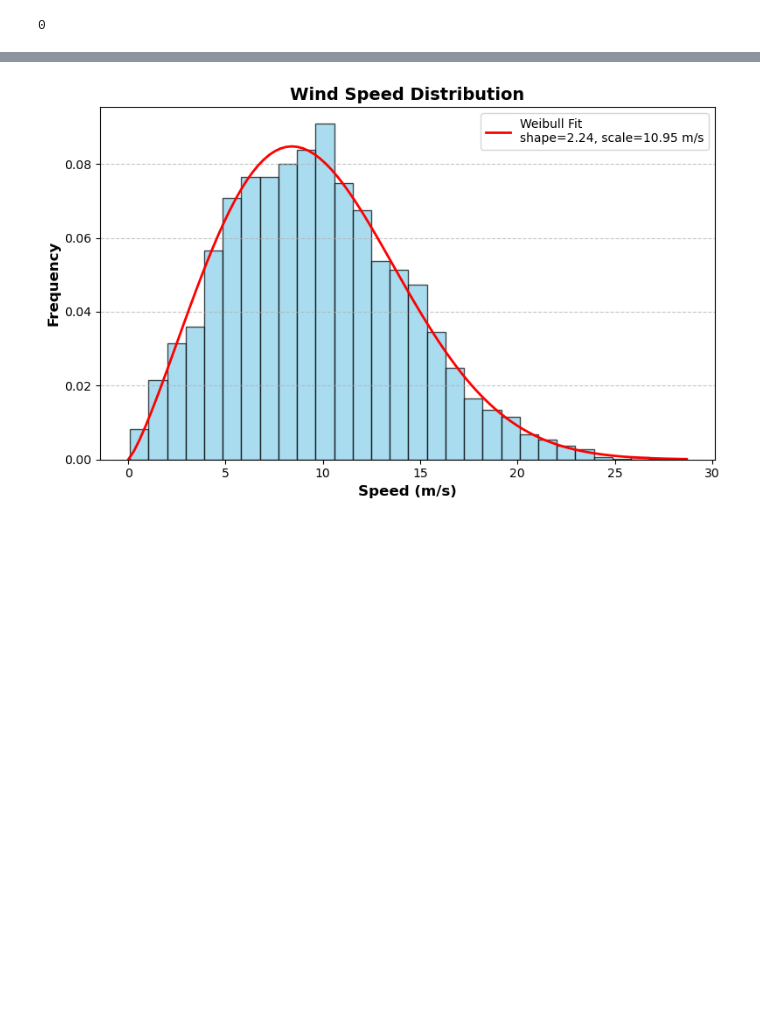
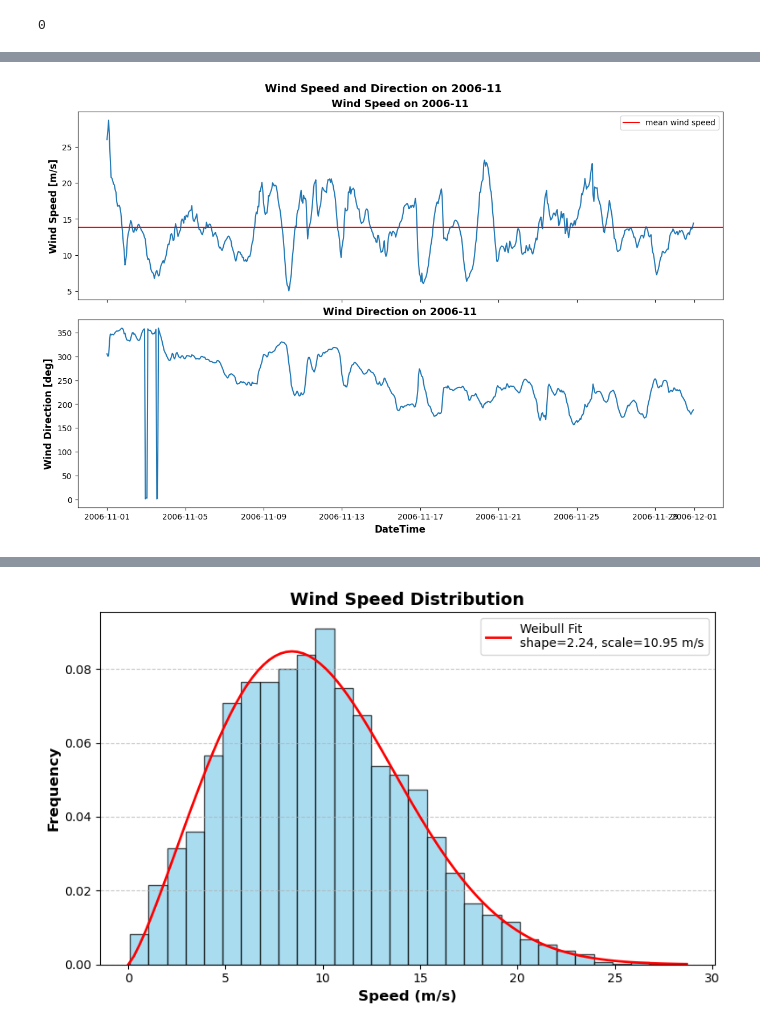
Before and after one commit to Merveille94/foxes-wind-farm-analysis, a Jupyter notebook: task123.ipynb, the cells around one changed output, grey strips where cells are left out. Cells and saved outputs as stored; diff of their text form; code cells hidden in the pictures; blank space fills up the shorter version.

```diff
--- a/task123.ipynb
+++ b/task123.ipynb
@@ -53,0 +69,17 @@ plt.show()
+# %%
+fig, ax = plt.subplots(2, 1, figsize=(12, 8), sharex=True, constrained_layout=True)
+ax[0].plot(df['WS100'].loc["2006-11"])
+ax[0].set_ylabel("Wind Speed [m/s]", fontsize=12, fontweight="bold")
+ax[0].set_title("Wind Speed on 2006-11", fontsize=13, fontweight="bold")
+ax[0].axhline(df['WS100'].loc["2006-11"].mean(), label="mean wind speed", color="red")
+
+ax[1].plot(df['WD100'].loc["2006-11"])
+ax[1].set_ylabel("Wind Direction [deg]", fontsize=12, fontweight="bold")
+ax[1].set_title("Wind Direction on 2006-11", fontsize=13, fontweight="bold")
+ax[1].set_xlabel("DateTime", fontsize=12, fontweight="bold")
+
+fig.suptitle("Wind Speed and Direction on 2006-11", fontsize=14, fontweight="bold")
+ax[0].legend()
+plt.show()
+# %% [output]
+[figure, added]
```
Also changed, not shown: parts of 11 cells of this notebook.
